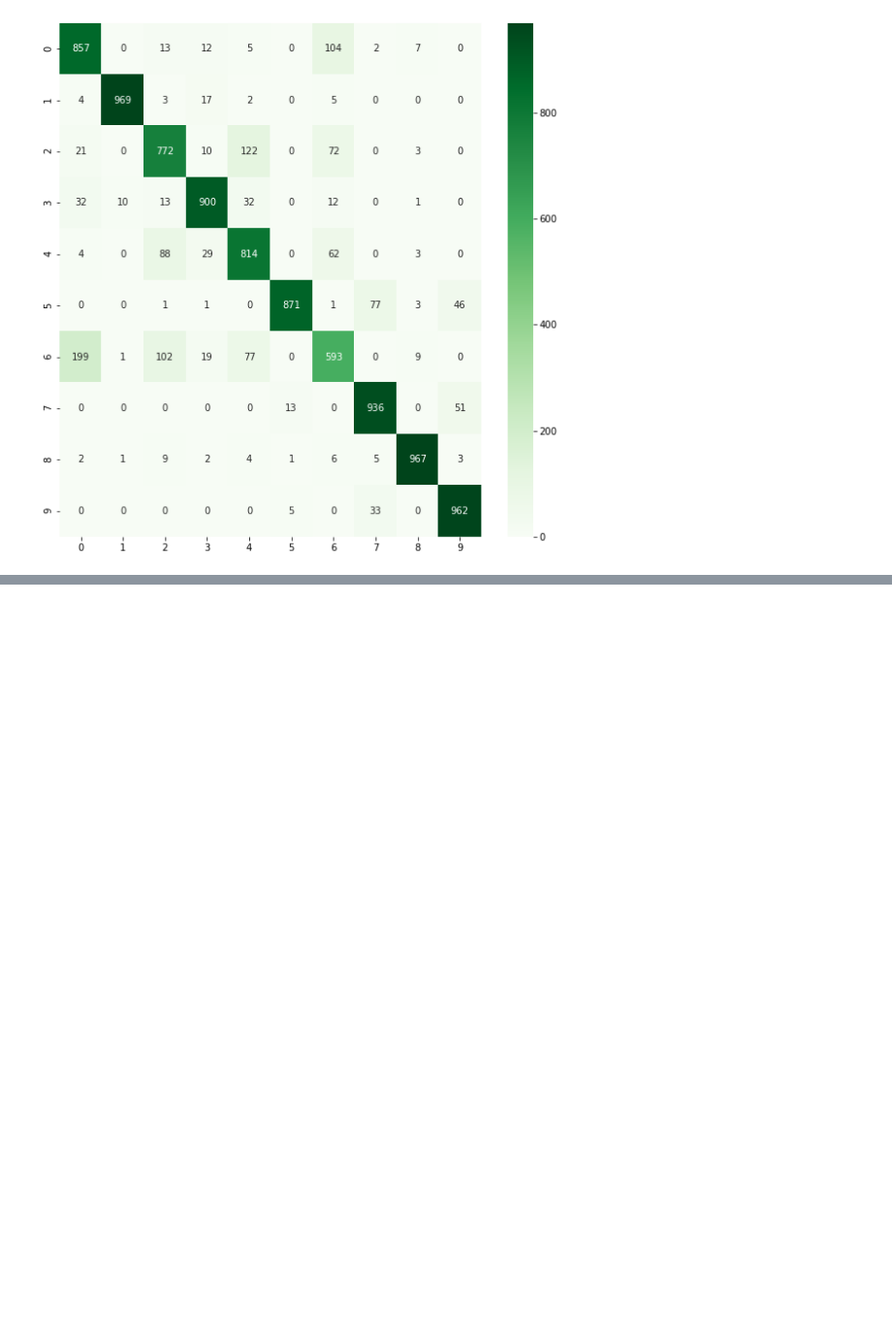
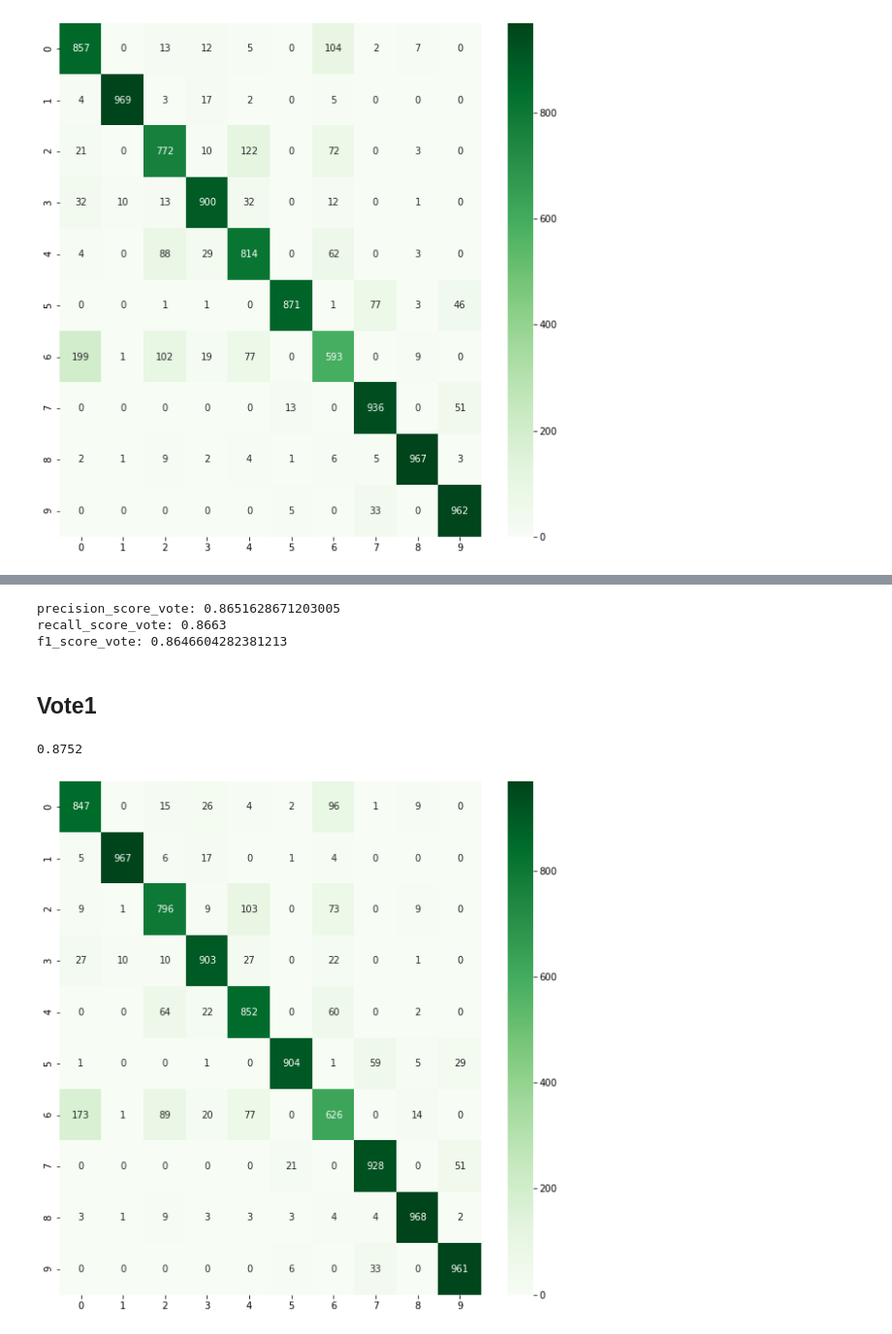
Before and after one commit to Yehudit-Brickner/data_science_end_of_year1_project, a Jupyter notebook: fasion mnist-2 3.5.21.ipynb, the cells around one changed output, grey strips where cells are left out. Shown at 97% size. Cells and saved outputs as stored; diff of their text form; code cells hidden in the pictures; blank space fills up the shorter version.

```diff
--- a/fasion mnist-2 3.5.21.ipynb
+++ b/fasion mnist-2 3.5.21.ipynb
@@ -804,0 +853,22 @@ confussion_matrix(mat_knn1_test)
+# %%
+print("precision_score_vote:",precision_score(y_testing_set_dont_touch, y_pred_forest1_test,average='weighted'))
+print("recall_score_vote:",recall_score(y_testing_set_dont_touch, y_pred_forest1_test,average='weighted'))
+print("f1_score_vote:",f1_score(y_testing_set_dont_touch, y_pred_forest1_test,average='weighted'))
+# %% [output]
+precision_score_vote: 0.8651628671203005
+recall_score_vote: 0.8663
+f1_score_vote: 0.8646604282381213
+# %% [markdown]
+## Vote1
+# %%
+y_pred_vote1_test=vote1.predict(x_testing_set_dont_touch_reduced1)
+accuracy_vote1_test=metrics.accuracy_score(y_testing_set_dont_touch,y_pred_vote1_test)
+accuracy_vote1_test
+# %% [output]
+0.8752
+# %%
+# confussion matrix
+mat_vote1_test=confusion_matrix(y_testing_set_dont_touch, y_pred_vote1_test)
+confussion_matrix(mat_vote1_test)
+# %% [output]
+[figure, added]
```
Also changed, not shown: parts of 11 cells of this notebook.
